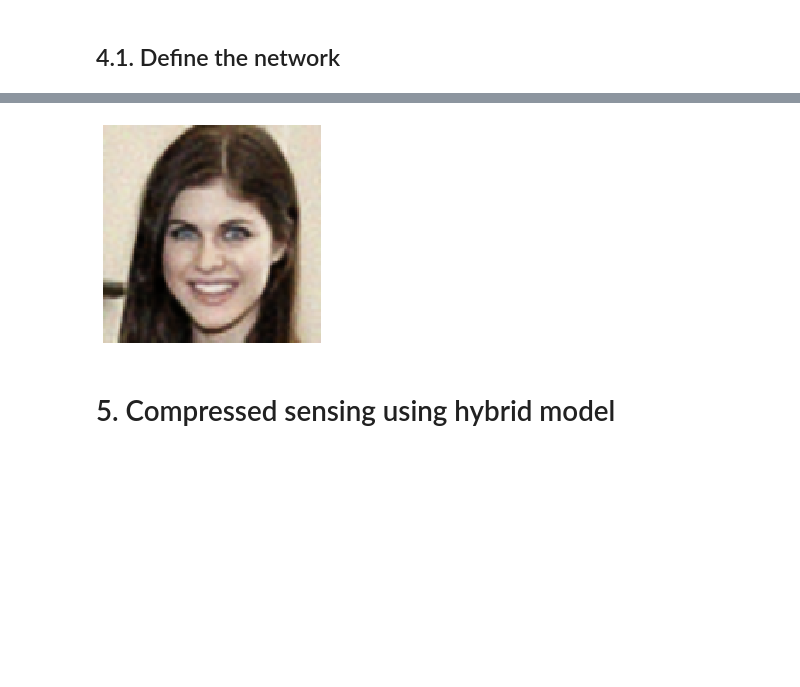
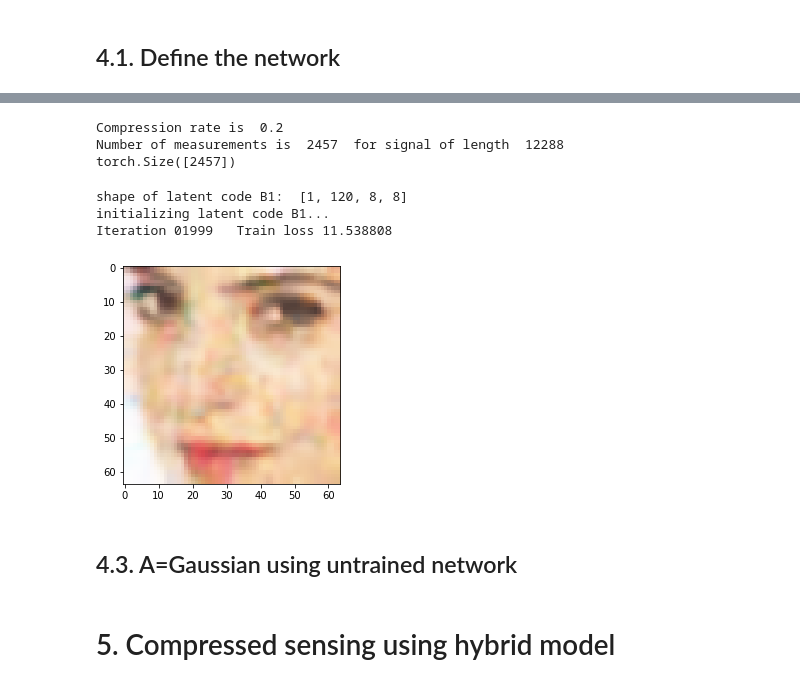
Before and after one commit to d-anguyen/Yeunuoc, a Jupyter notebook: CS-DD/Load_model.ipynb, the cells around one changed output, grey strips where cells are left out. Drawn from its saved outputs; the diff is of its cells as text; code cells hidden in the pictures; blank space fills up the shorter version.

```diff
--- a/CS-DD/Load_model.ipynb
+++ b/CS-DD/Load_model.ipynb
@@ -195,8 +195,8 @@ decodetype = 'upsample' # transposeconv / upsample
 
 if dataset == 'mnist':
     num_channels = [25,15,10]
-elif dataset== 'celeb':
-    num_channels = [150,40,20,10]
+elif dataset== 'celeba':
+    num_channels = [120,30,20,10]
 else:
     num_channels = [128,64,32]
 
@@ -302,10 +297,0 @@ Iteration 00999   Train loss 0.001094
-# %%
-out_img_np = net(net_input_saved).data.cpu().numpy()[0]
-if dataset == 'celeba':
-    plt.imshow(out_img_np.transpose(1,2,0))
-else:
-    plt.imshow(out_img_np[0,:,:])
-plt.axis('off')
-plt.show()
-# %% [output]
-[figure, removed]
@@ -318,2 +298,30 @@ print(mse(out_img, img_var))
+# %%
+f = 0.2 #compression rate
+print('Compression rate is ', f)
+m_image = int(f*d_image)
+print('Number of measurements is ',m_image, ' for signal of length ', d_image)
+
+
+A = torch.randn(m_image, d_image)
+x = img_var.reshape(d_image)
+y = torch.matmul(A,x)
+print(y.shape)
+# %% [output]
+Compression rate is  0.2
+Number of measurements is  2457  for signal of length  12288
+torch.Size([2457])
+# %%
+net, net_input, loss = fit3(net, num_channels, d_image, y=y, A = A, num_iter = 2000, lr_decay_epoch=0)
+x_hat = net( net_input.type(dtype) ).data.cpu().numpy()[0]
+
+plt.imshow(x_hat.transpose(1,2,0))
+plt.show()
+# %% [output]
+shape of latent code B1:  [1, 120, 8, 8]
+initializing latent code B1...
+Iteration 01999   Train loss 11.538808
+[figure, added]
+# %% [markdown]
+## 4.3. A=Gaussian using untrained network
 # %% [markdown]
 # 5. Compressed sensing using hybrid model
```
Also changed, not shown: parts of 8 cells of this notebook.
